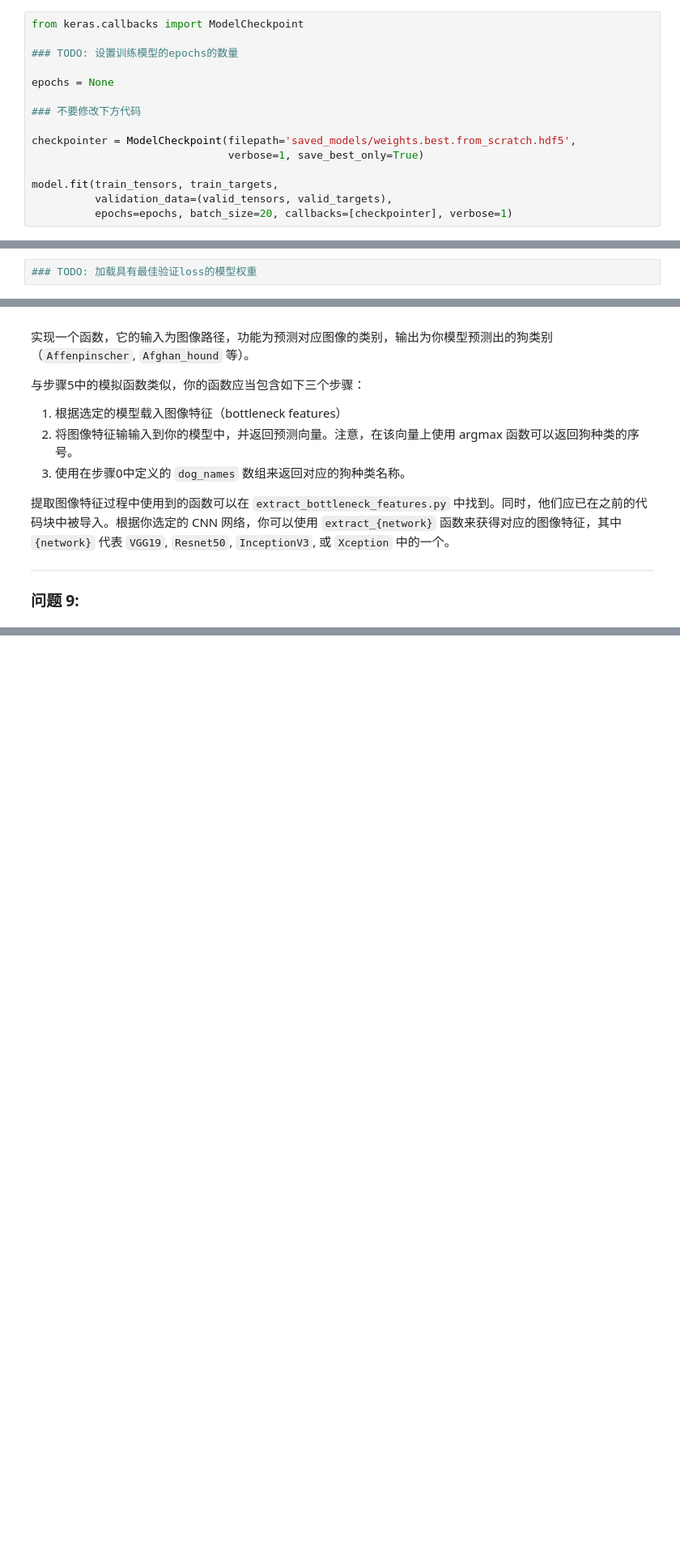
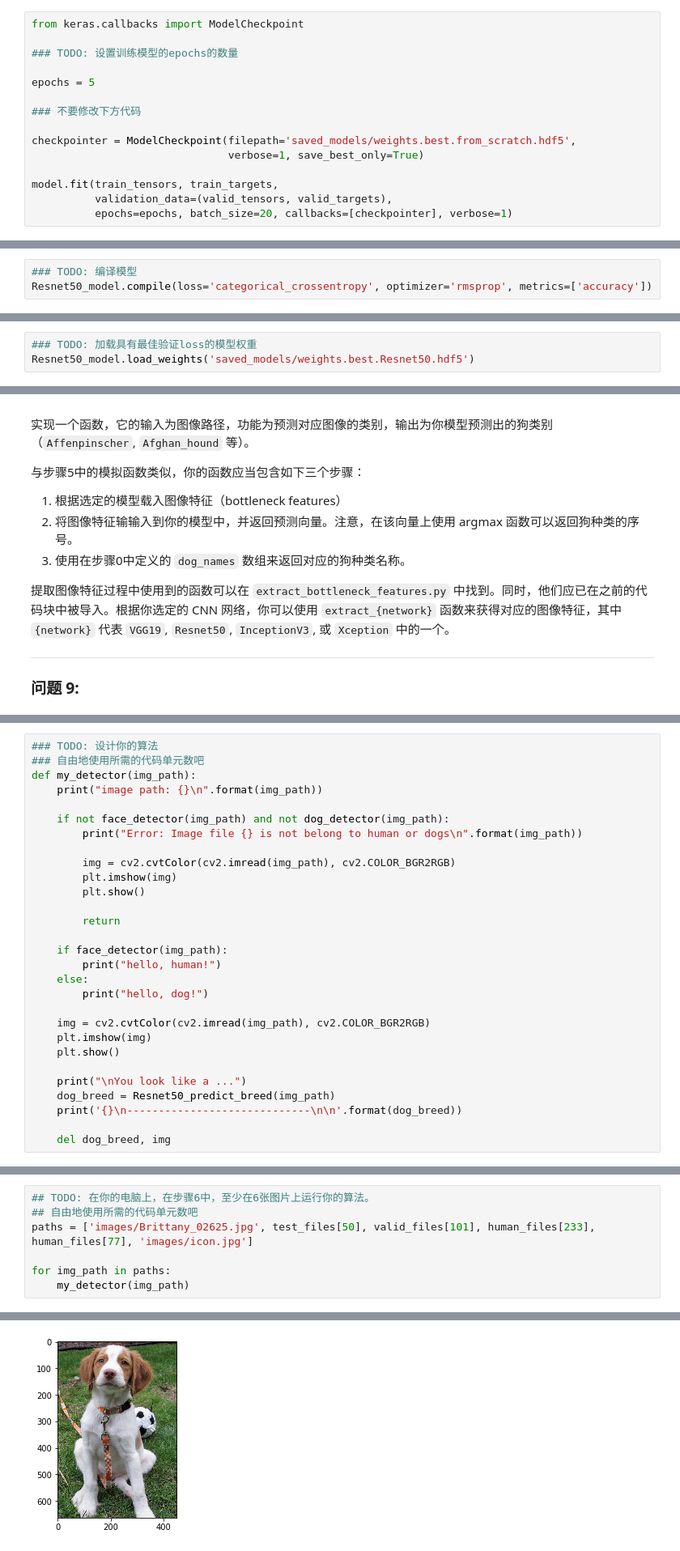
Before and after one commit to chrisway613/dog_projocet, a Jupyter notebook: dog_app.ipynb, the cells around one changed output, grey strips where cells are left out. Shown at 81% size. Drawn from its saved outputs; the diff is of its cells as text; blank space fills up the shorter version.

```diff
--- a/dog_app.ipynb
+++ b/dog_app.ipynb
@@ -386,7 +562,7 @@ from keras.callbacks import ModelCheckpoint
 
 ### TODO: 设置训练模型的epochs的数量
 
-epochs = None
+epochs = 5
 
 ### 不要修改下方代码
 
@@ -530,3 +788,6 @@ __回答:__
+# %%
+### TODO: 编译模型
+Resnet50_model.compile(loss='categorical_crossentropy', optimizer='rmsprop', metrics=['accuracy'])
 # %% [markdown]
 ---
 
@@ -544,5 +833,6 @@ __回答:__
 # %%
 ### TODO: 加载具有最佳验证loss的模型权重
+Resnet50_model.load_weights('saved_models/weights.best.Resnet50.hdf5')
 # %% [markdown]
 ---
 
@@ -615,3 +925,32 @@ __回答:__
+# %%
+### TODO: 设计你的算法
+### 自由地使用所需的代码单元数吧
+def my_detector(img_path):
+    print("image path: {}\n".format(img_path))
+
+    if not face_detector(img_path) and not dog_detector(img_path):
+        print("Error: Image file {} is not belong to human or dogs\n".format(img_path))
+
+        img = cv2.cvtColor(cv2.imread(img_path), cv2.COLOR_BGR2RGB)
+        plt.imshow(img)
+        plt.show()
+
+        return
+
+    if face_detector(img_path):
+        print("hello, human!")
+    else:
+        print("hello, dog!")
+
+    img = cv2.cvtColor(cv2.imread(img_path), cv2.COLOR_BGR2RGB)
+    plt.imshow(img)
+    plt.show()
+
+    print("\nYou look like a ...")
+    dog_breed = Resnet50_predict_breed(img_path)
+    print('{}\n-----------------------------\n\n'.format(dog_breed))
+
+    del dog_breed, img
 # %% [markdown]
 ---
 <a id='step7'></a>
@@ -634,0 +974,8 @@ __回答:__
+# %%
+## TODO: 在你的电脑上，在步骤6中，至少在6张图片上运行你的算法。
+## 自由地使用所需的代码单元数吧
+paths = ['images/Brittany_02625.jpg', test_files[50], valid_files[101], human_files[233], human_files[77], 'images/icon.jpg']
+
+for img_path in paths:
+    my_detector(img_path)
+# %% [output]
@@ -634,0 +985 @@ __回答:__
+[figure, added]
```
Also changed, not shown: parts of 44 cells of this notebook, 1 other file.
